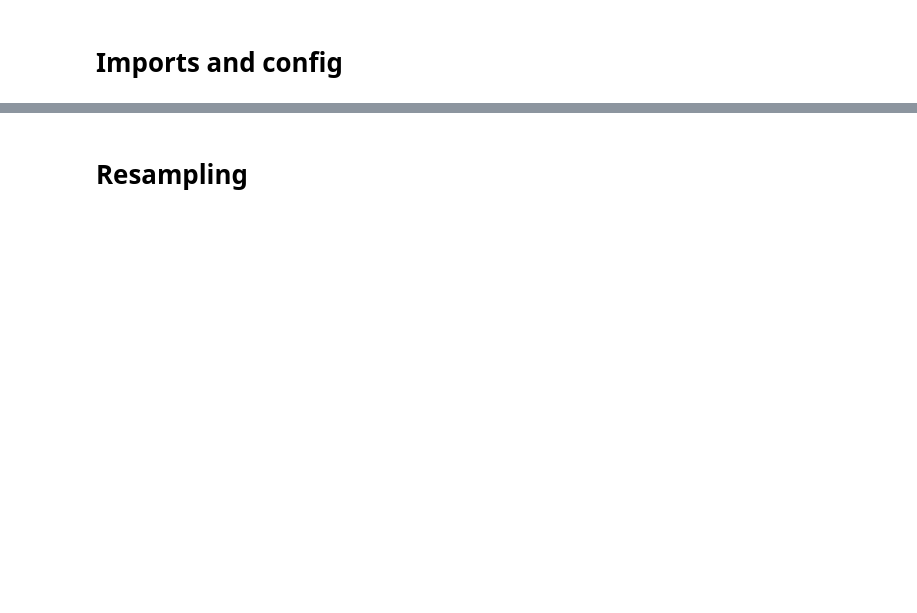
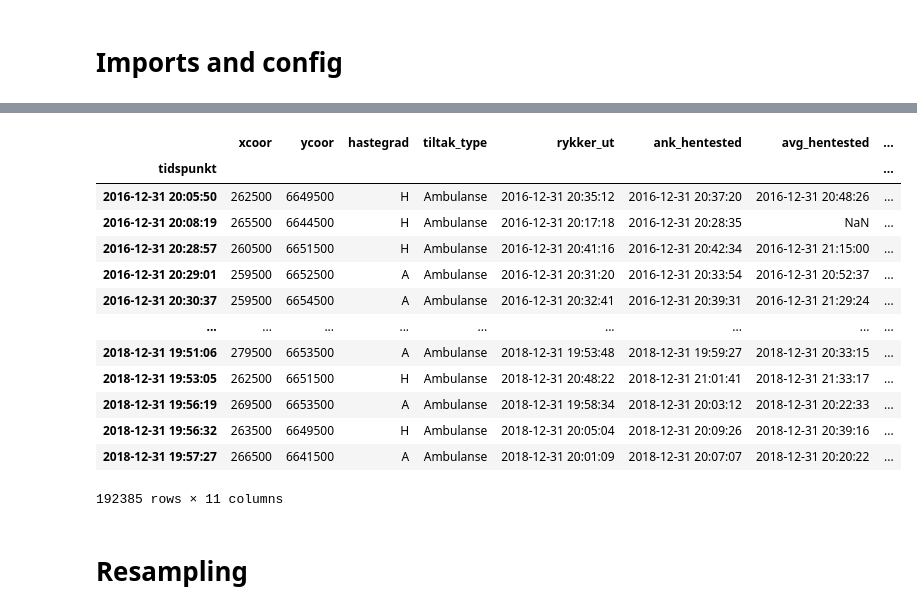
Before and after one commit to Magssch/gecco-2023-ambulance-allocation, a Jupyter notebook: scripts/notebooks/nicklas_timeseries.ipynb, the cells around one changed output, grey strips where cells are left out. Drawn from its saved outputs; the diff is of its cells as text; code cells hidden in the pictures; blank space fills up the shorter version.

```diff
--- a/scripts/notebooks/nicklas_timeseries.ipynb
+++ b/scripts/notebooks/nicklas_timeseries.ipynb
@@ -30,6 +34,21 @@ should_save = True
 # %%
-incidents = pd.read_csv('data/processed_data.csv', index_col=0, parse_dates=True).sort_index()
+incidents = pd.read_csv('proprietary_data/processed_data.csv', index_col=0, parse_dates=True).sort_index()
 incidents
+# %% [output]
+|  | xcoor | ycoor | hastegrad | tiltak_type | rykker_ut | ank_hentested | avg_hentested | ... |
+| tidspunkt |  |  |  |  |  |  |  | ... |
+| 2016-12-31 20:05:50 | 262500 | 6649500 | H | Ambulanse | 2016-12-31 20:35:12 | 2016-12-31 20:37:20 | 2016-12-31 20:48:26 | ... |
+| 2016-12-31 20:08:19 | 265500 | 6644500 | H | Ambulanse | 2016-12-31 20:17:18 | 2016-12-31 20:28:35 | NaN | ... |
+| 2016-12-31 20:28:57 | 260500 | 6651500 | H | Ambulanse | 2016-12-31 20:41:16 | 2016-12-31 20:42:34 | 2016-12-31 21:15:00 | ... |
+| 2016-12-31 20:29:01 | 259500 | 6652500 | A | Ambulanse | 2016-12-31 20:31:20 | 2016-12-31 20:33:54 | 2016-12-31 20:52:37 | ... |
+| 2016-12-31 20:30:37 | 259500 | 6654500 | A | Ambulanse | 2016-12-31 20:32:41 | 2016-12-31 20:39:31 | 2016-12-31 21:29:24 | ... |
+| ... | ... | ... | ... | ... | ... | ... | ... | ... |
+| 2018-12-31 19:51:06 | 279500 | 6653500 | A | Ambulanse | 2018-12-31 19:53:48 | 2018-12-31 19:59:27 | 2018-12-31 20:33:15 | ... |
+| 2018-12-31 19:53:05 | 262500 | 6651500 | H | Ambulanse | 2018-12-31 20:48:22 | 2018-12-31 21:01:41 | 2018-12-31 21:33:17 | ... |
+| 2018-12-31 19:56:19 | 269500 | 6653500 | A | Ambulanse | 2018-12-31 19:58:34 | 2018-12-31 20:03:12 | 2018-12-31 20:22:33 | ... |
+| 2018-12-31 19:56:32 | 263500 | 6649500 | H | Ambulanse | 2018-12-31 20:05:04 | 2018-12-31 20:09:26 | 2018-12-31 20:39:16 | ... |
+| 2018-12-31 19:57:27 | 266500 | 6641500 | A | Ambulanse | 2018-12-31 20:01:09 | 2018-12-31 20:07:07 | 2018-12-31 20:20:22 | ... |
+192385 rows × 11 columns
 # %% [markdown]
 # Resampling
 # %%
```
Also changed, not shown: parts of 19 cells of this notebook.
